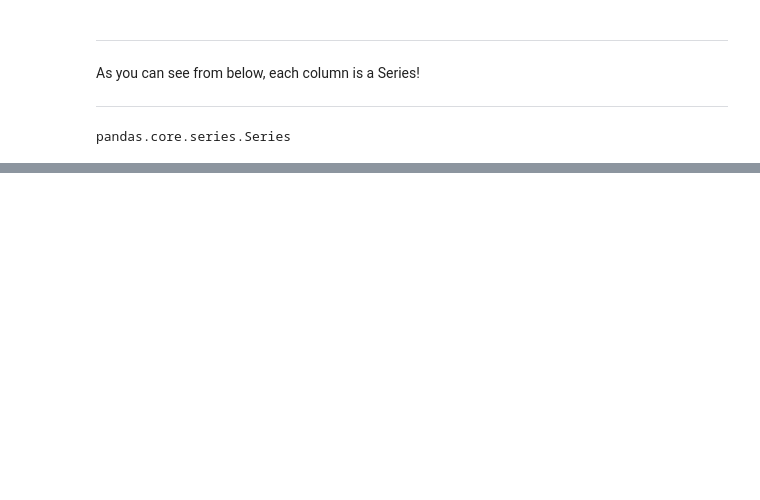
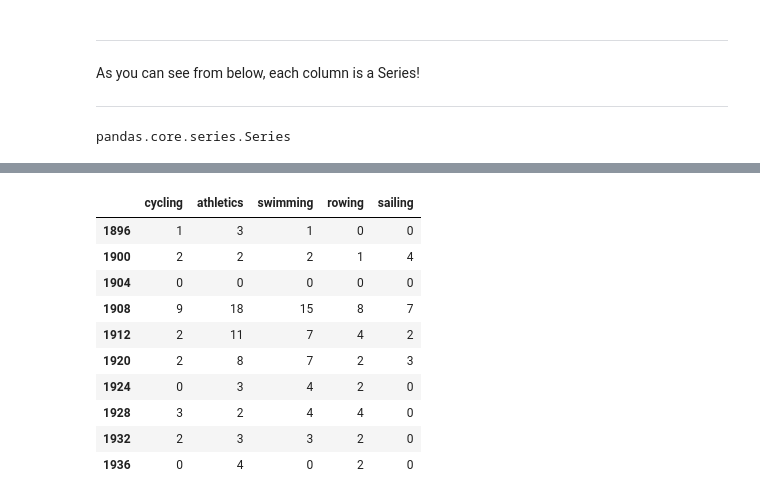
Before and after one commit to christophersoo/bdss-ws2526, a Jupyter notebook: session_01/pandas_intro.ipynb, the cells around one changed output, grey strips where cells are left out. Saved outputs shown, nothing was run; the diff lists cells and outputs as text; code cells hidden in the pictures; blank space fills up the shorter version.

```diff
--- a/session_01/pandas_intro.ipynb
+++ b/session_01/pandas_intro.ipynb
@@ -322,0 +563,26 @@ pandas.core.series.Series
+# %%
+years = [1896, 1900, 1904, 1908, 1912, 1920, 1924, 1928, 1932, 1936, 1948, 1952, 1956, 1960, 1964, 1968, 1972, 1976, 1980, 1984, 1988, 1992, 1996, 2000, 2004, 2008, 2012, 2016, 2020, 2024]
+cycling = [1, 2, 0, 9, 2, 2, 0, 3, 2, 0, 2, 1, 1, 0, 1, 0, 0, 1, 1, 2, 0, 1, 2, 4, 3, 14, 12, 12, 12, 3]
+athletics = [3, 2, 0, 18, 11, 8, 3, 2, 3, 4, 3, 4, 6, 2, 2, 2, 3, 1, 4, 7, 3, 1, 0, 1, 1, 4, 6, 7, 7, 3]
+swimming = [1, 2, 0, 15, 7, 7, 4, 4, 3, 0, 1, 1, 3, 1, 0, 0, 1, 0, 2, 2, 1, 1, 1, 2, 2, 6, 3, 3, 8, 8]
+rowing = [0, 1, 0, 8, 4, 2, 2, 4, 2, 2, 3, 0, 0, 0, 1, 0, 0, 2, 3, 1, 2, 2, 2, 3, 4, 6, 9, 5, 2, 4]
+sailing = [0, 4, 0, 7, 2, 3, 0, 0, 0, 0, 1, 1, 1, 0, 1, 0, 1, 0, 0, 0, 1, 0, 1, 3, 5, 4, 5, 3, 5, 2]
+
+# This is another way to initialise a dataframe by column
+df = pandas.DataFrame({"cycling": cycling, "athletics": athletics,
+                       "swimming": swimming, "rowing": rowing,
+                       "sailing": sailing}, index=years)
+
+df.head(10) # Can you guess what this method does?? Look it up online!
+# %% [output]
+|  | cycling | athletics | swimming | rowing | sailing |
+| 1896 | 1 | 3 | 1 | 0 | 0 |
+| 1900 | 2 | 2 | 2 | 1 | 4 |
+| 1904 | 0 | 0 | 0 | 0 | 0 |
+| 1908 | 9 | 18 | 15 | 8 | 7 |
+| 1912 | 2 | 11 | 7 | 4 | 2 |
+| 1920 | 2 | 8 | 7 | 2 | 3 |
+| 1924 | 0 | 3 | 4 | 2 | 0 |
+| 1928 | 3 | 2 | 4 | 4 | 0 |
+| 1932 | 2 | 3 | 3 | 2 | 0 |
+| 1936 | 0 | 4 | 0 | 2 | 0 |
```
Also changed, not shown: parts of 44 cells of this notebook, 1 other file.
